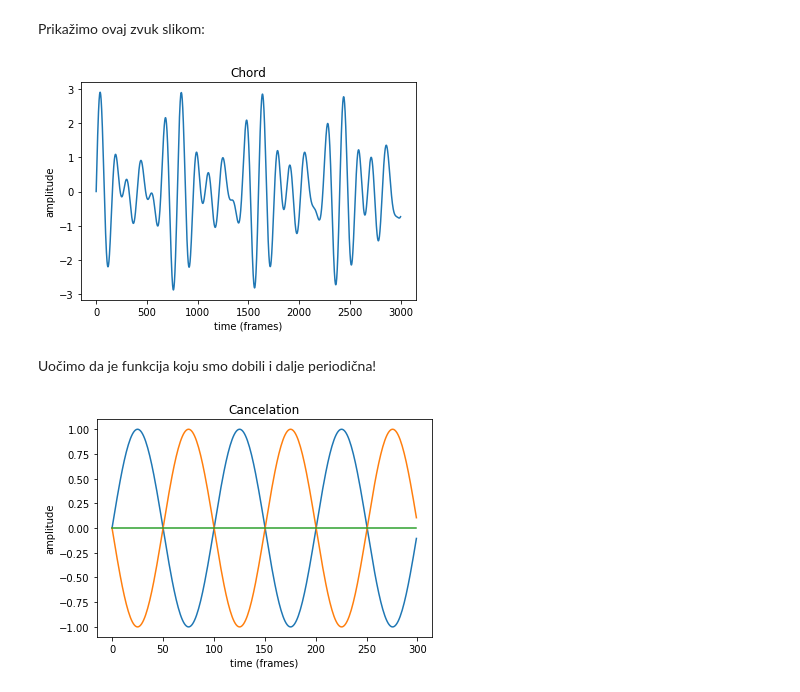
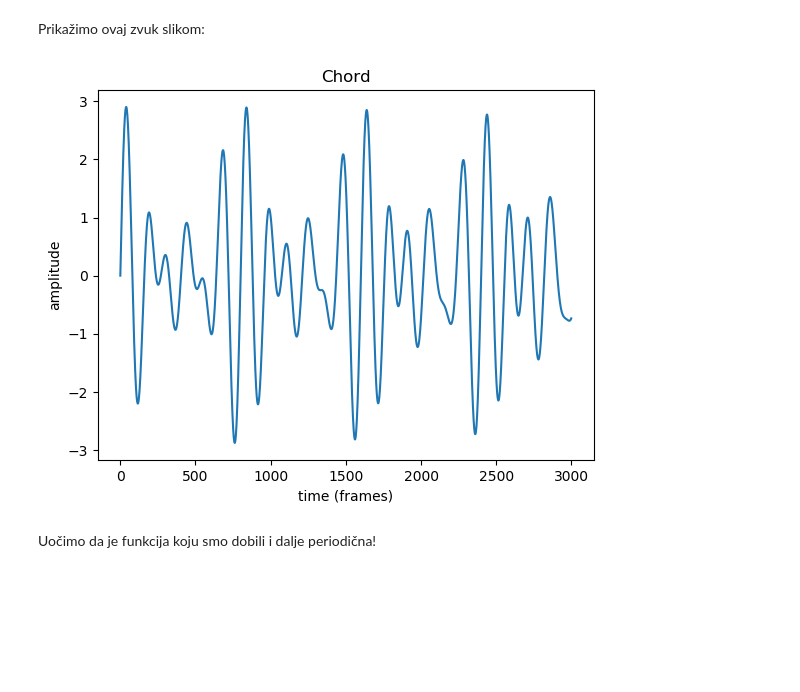
Before and after one commit to mmonnica/Matematicki-softver, a Jupyter notebook: 1.dz/Zvuk.ipynb, the cells around one changed output. Drawn from its saved outputs; the diff is of its cells as text; code cells hidden in the pictures; blank space fills up the shorter version.

```diff
--- a/1.dz/Zvuk.ipynb
+++ b/1.dz/Zvuk.ipynb
@@ -110,26 +117,17 @@ Audio(x, rate=rate)
 [interactive output not drawn]
 # %% [markdown]
 Prikažimo ovaj zvuk slikom:
-# %%
-plt.plot(x[:3000])
-plt.title("Chord")
-plt.xlabel("time (frames)")
-plt.ylabel("amplitude")
-plt.show()
-# %% [output]
-[figure, removed]
+# %%
+fig2, ax2 = plt.subplots()
+
+ax2.plot(x[:3000])
+
+ax2.set_xlabel("time (frames)")
+ax2.set_ylabel("amplitude")
+ax2.set_title("Chord")
+
+fig2
+# %% [output]
+[figure, added]
 # %% [markdown]
 Uočimo da je funkcija koju smo dobili i dalje periodična!
-# %%
-a = sineWave(440)
-b = np.sin(2 * np.pi * 440 * np.linspace(0, 1, rate) + np.pi)
-
-plt.plot(a[:300])
-plt.plot(b[:300])
-plt.plot((a+b)[:300])
-plt.title("Cancelation")
-plt.xlabel("time (frames)")
-plt.ylabel("amplitude")
-plt.show()
-# %% [output]
-[figure, removed]
```
Also changed, not shown: parts of 7 cells of this notebook.
